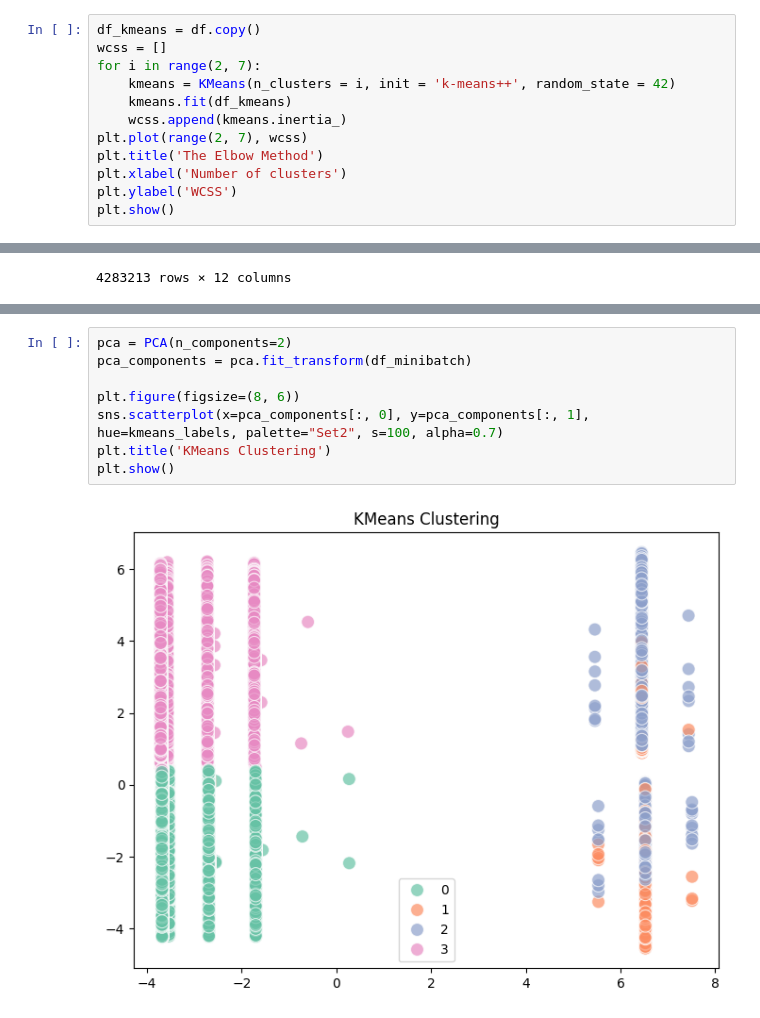
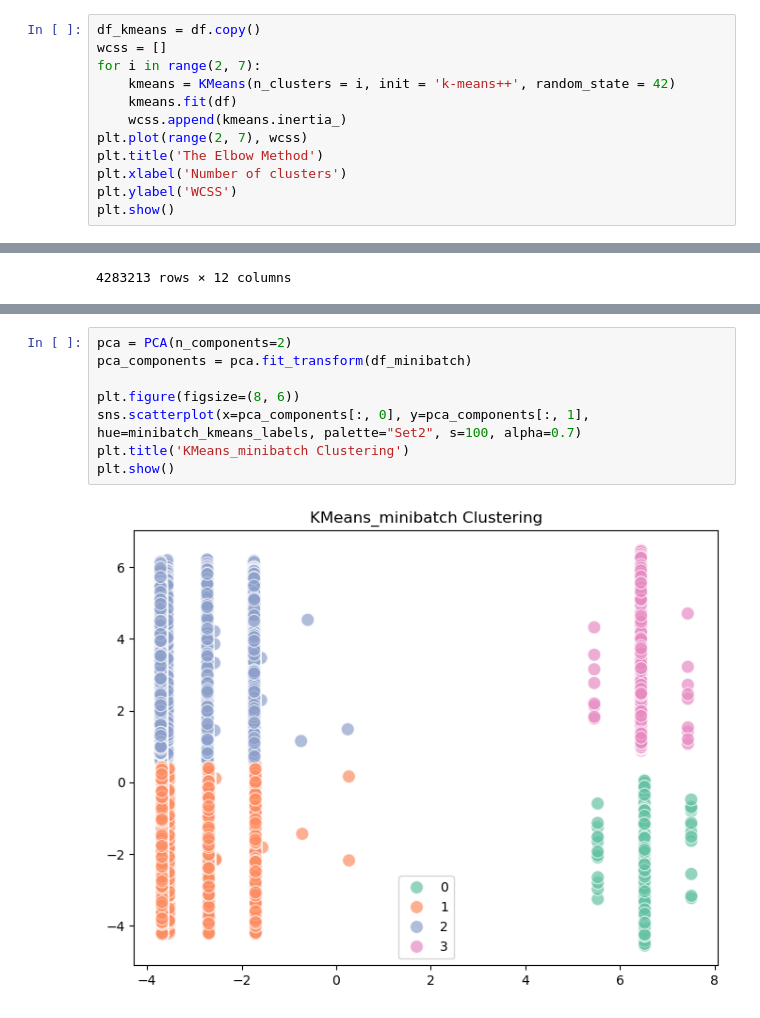
Before and after one commit to tespip/nyamnyam, a Jupyter notebook: Report_2M.ipynb, the cells around one changed output, grey strips where cells are left out. Drawn from its saved outputs; the diff is of its cells as text.

```diff
--- a/Report_2M.ipynb
+++ b/Report_2M.ipynb
@@ -30,7 +30,7 @@ df_kmeans = df.copy()
 wcss = []
 for i in range(2, 7):
     kmeans = KMeans(n_clusters = i, init = 'k-means++', random_state = 42)
-    kmeans.fit(df_kmeans)
+    kmeans.fit(df)
     wcss.append(kmeans.inertia_)
 plt.plot(range(2, 7), wcss)
 plt.title('The Elbow Method')
@@ -154,13 +154,13 @@ davies_bouldin_minibatch
 # %%
 pca = PCA(n_components=2)
 pca_components = pca.fit_transform(df_minibatch)
 
 plt.figure(figsize=(8, 6))
-sns.scatterplot(x=pca_components[:, 0], y=pca_components[:, 1], hue=kmeans_labels, palette="Set2", s=100, alpha=0.7)
-plt.title('KMeans Clustering')
+sns.scatterplot(x=pca_components[:, 0], y=pca_components[:, 1], hue=minibatch_kmeans_labels, palette="Set2", s=100, alpha=0.7)
+plt.title('KMeans_minibatch Clustering')
 plt.show()
 # %% [output]
-[figure, old version]
+[figure, new version]
 # %%
 davies_bouldin_gmm = davies_bouldin_score(df_gmm, gmm_labels)
 davies_bouldin_gmm
```
Also changed, not shown: parts of 11 cells of this notebook.
